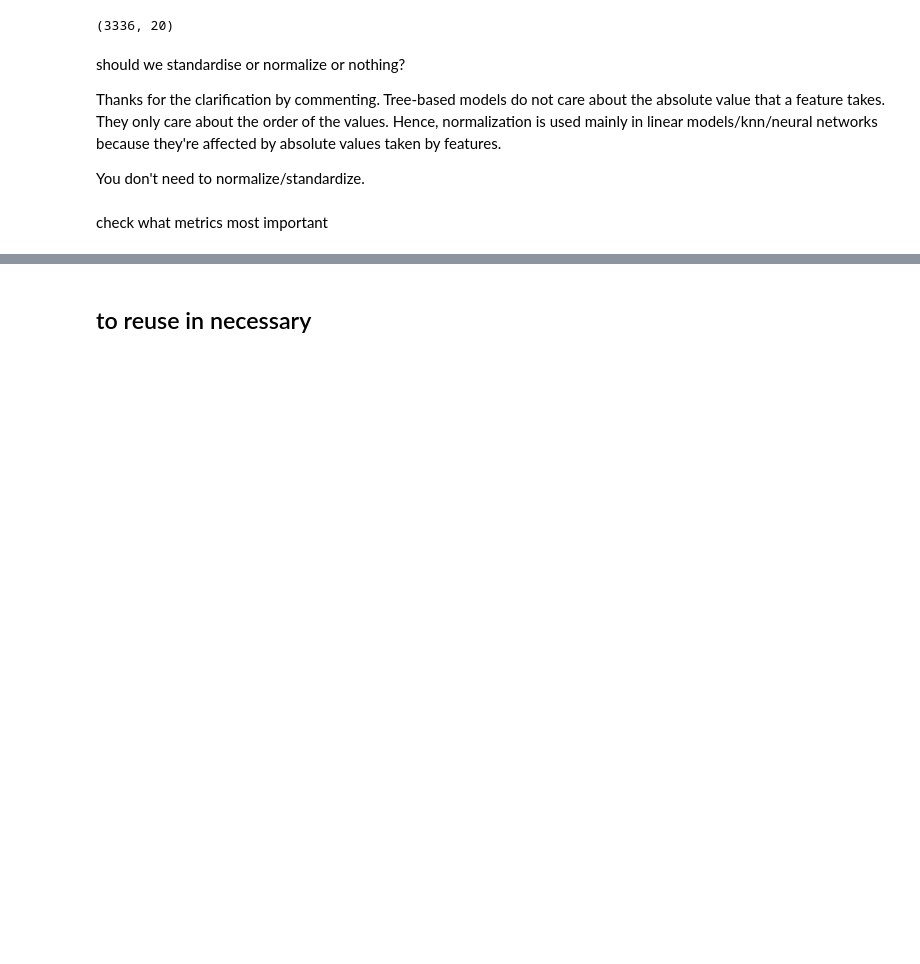
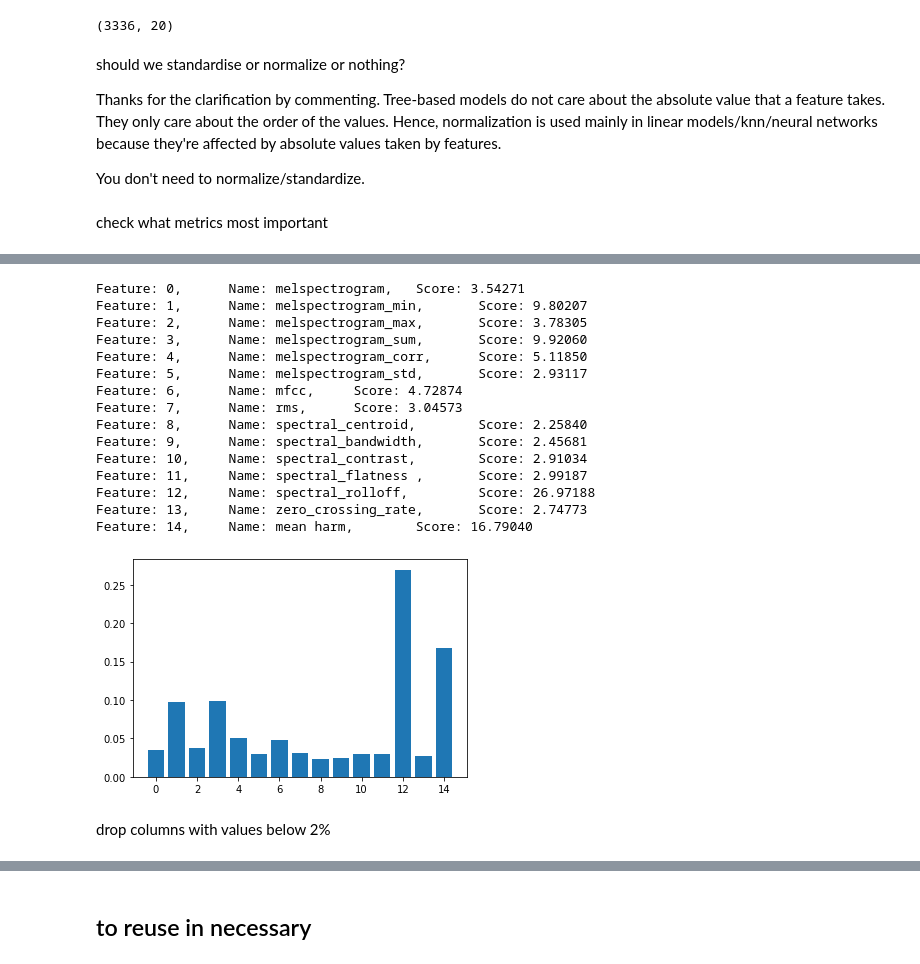
Before and after one commit to Joren-Vervoort/Codit-project, a Jupyter notebook: machine monitoring conditions.ipynb, the cells around one changed output, grey strips where cells are left out. Saved outputs shown, nothing was run; the diff lists cells and outputs as text; code cells hidden in the pictures; blank space fills up the shorter version.

```diff
--- a/machine monitoring conditions.ipynb
+++ b/machine monitoring conditions.ipynb
@@ -289,0 +342,6 @@ print("--- %s seconds ---" % (time.time() - start_time))
+# %%
+count=0
+for i in range(len(yTest)):
+    if yTest[i]!=y_pred[i]:
+        count = count + 1
+print(count)
@@ -289,0 +377,28 @@ print("--- %s seconds ---" % (time.time() - start_time))
+# %%
+# get importance
+importance = classifier.feature_importances_
+# summarize feature importance
+for i,v in enumerate(importance):
+    print(f'Feature: %0d,\t Name: {x_columns[i]}, \t Score: %.5f' % (i,v*100))
+# plot feature importance
+plt.bar([x for x in range(len(importance))], importance)
+plt.show()
+# %% [output]
+Feature: 0,      Name: melspectrogram,   Score: 3.54271
+Feature: 1,      Name: melspectrogram_min,       Score: 9.80207
+Feature: 2,      Name: melspectrogram_max,       Score: 3.78305
+Feature: 3,      Name: melspectrogram_sum,       Score: 9.92060
+Feature: 4,      Name: melspectrogram_corr,      Score: 5.11850
+Feature: 5,      Name: melspectrogram_std,       Score: 2.93117
+Feature: 6,      Name: mfcc,     Score: 4.72874
+Feature: 7,      Name: rms,      Score: 3.04573
+Feature: 8,      Name: spectral_centroid,        Score: 2.25840
+Feature: 9,      Name: spectral_bandwidth,       Score: 2.45681
+Feature: 10,     Name: spectral_contrast,        Score: 2.91034
+Feature: 11,     Name: spectral_flatness ,       Score: 2.99187
+Feature: 12,     Name: spectral_rolloff,         Score: 26.97188
+Feature: 13,     Name: zero_crossing_rate,       Score: 2.74773
+Feature: 14,     Name: mean harm,        Score: 16.79040
+[figure, added]
+# %% [markdown]
+drop columns with values below 2%
```
Also changed, not shown: parts of 25 cells of this notebook, 1 other file.
